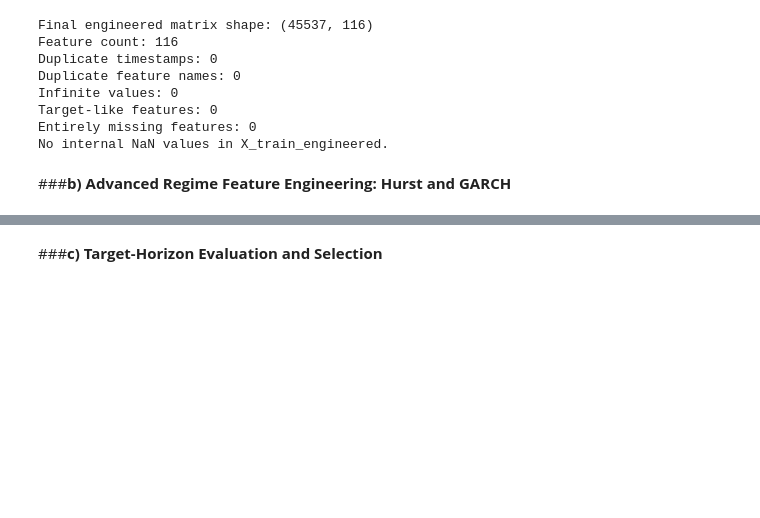
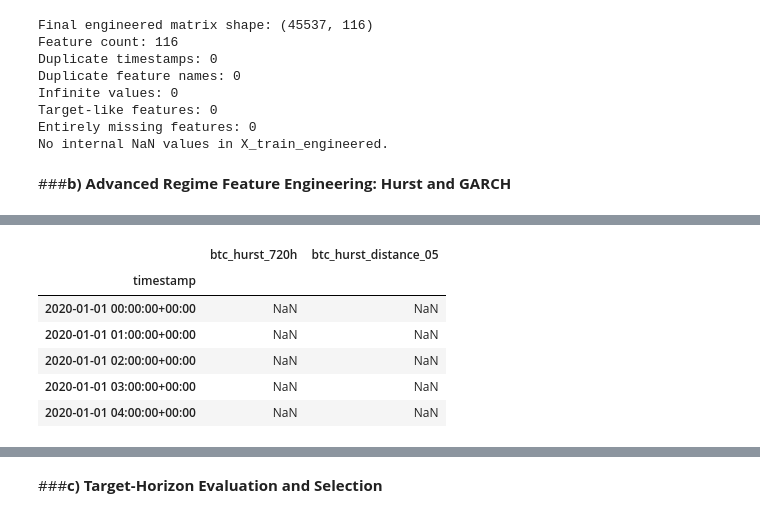
Before and after one commit to jade-lam/CQF, a Jupyter notebook: CQF_Final_Project.ipynb, the cells around one changed output, grey strips where cells are left out. Saved outputs shown, nothing was run; the diff lists cells and outputs as text; code cells hidden in the pictures; blank space fills up the shorter version.

```diff
--- a/CQF_Final_Project.ipynb
+++ b/CQF_Final_Project.ipynb
@@ -3324,0 +3339,53 @@ No internal NaN values in X_train_engineered.
+# %%
+# Rolling Hurst exponent using causal variance scaling of aggregated hourly log returns
+
+hurst_window = 720
+hurst_update_frequency = 24
+hurst_scales = np.array([1, 2, 4, 8, 12, 24])
+
+btc_log_return_1h = np.log(X_train["btc_close"]).diff()
+
+def estimate_hurst_variance_scaling(return_window, scales=hurst_scales, min_blocks=20):
+    values = np.asarray(return_window, dtype=float)
+    log_scales, log_variances = [], []
+
+    for scale in scales:
+        usable_length = (len(values) // scale) * scale
+
+        if usable_length < scale * min_blocks:
+            continue
+
+        aggregated_returns = values[-usable_length:].reshape(-1, scale).sum(axis=1)
+        variance = np.var(aggregated_returns, ddof=1)
+
+        if np.isfinite(variance) and variance > 0:
+            log_scales.append(np.log(scale))
+            log_variances.append(np.log(variance))
+
+    if len(log_scales) < 3:
+        return np.nan
+
+    return np.polyfit(log_scales, log_variances, 1)[0] / 2
+
+hurst_update_positions = range(hurst_window, len(X_train), hurst_update_frequency)
+btc_hurst_updates = pd.Series(np.nan, index=X_train.index, dtype=float)
+
+for position in hurst_update_positions:
+    trailing_returns = btc_log_return_1h.iloc[position - hurst_window + 1:position + 1]
+
+    if trailing_returns.notna().sum() == hurst_window:
+        btc_hurst_updates.iloc[position] = estimate_hurst_variance_scaling(trailing_returns.values)
+
+hurst_features = pd.DataFrame(index=X_train.index)
+hurst_features["btc_hurst_720h"] = btc_hurst_updates.ffill()
+hurst_features["btc_hurst_distance_05"] = hurst_features["btc_hurst_720h"] - 0.5
+
+hurst_features.head()
+# %% [output]
+|  | btc_hurst_720h | btc_hurst_distance_05 |
+| timestamp |  |  |
+| 2020-01-01 00:00:00+00:00 | NaN | NaN |
+| 2020-01-01 01:00:00+00:00 | NaN | NaN |
+| 2020-01-01 02:00:00+00:00 | NaN | NaN |
+| 2020-01-01 03:00:00+00:00 | NaN | NaN |
+| 2020-01-01 04:00:00+00:00 | NaN | NaN |
```
Also changed, not shown: parts of 16 cells of this notebook.
